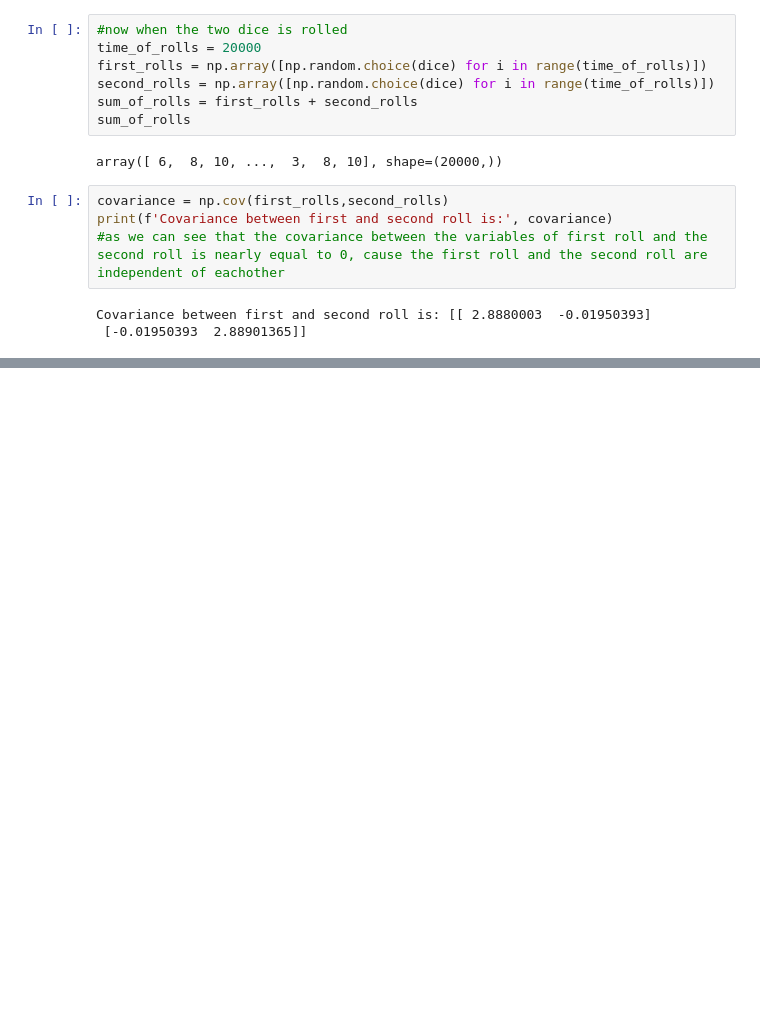
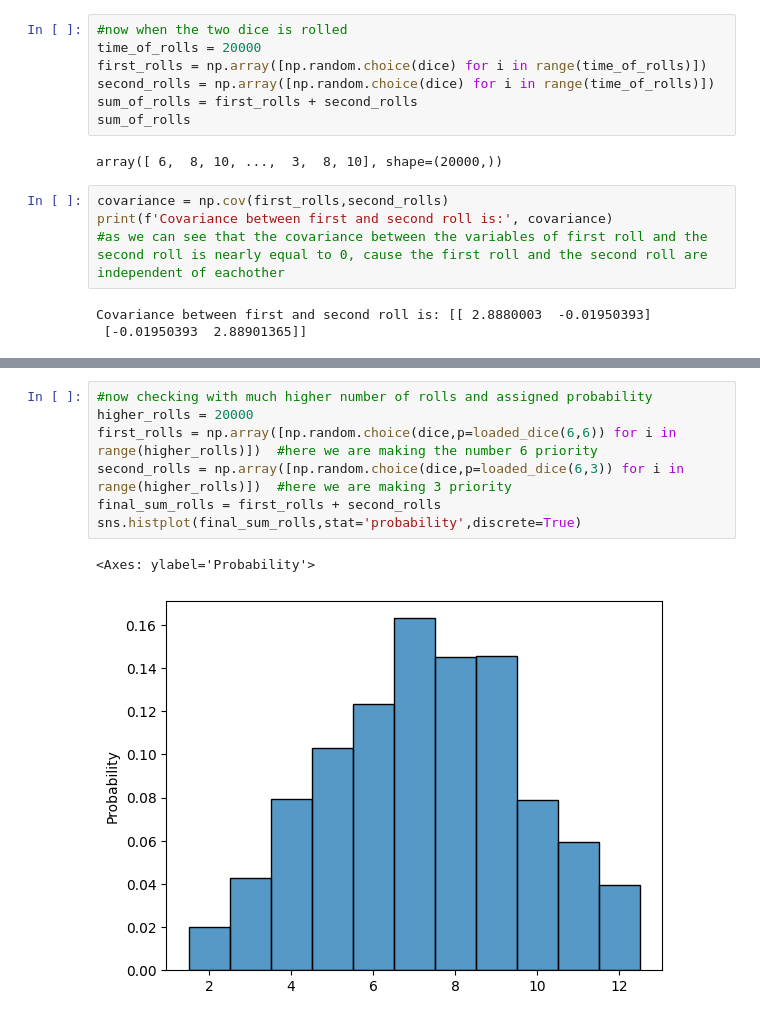
Before and after one commit to AsokTamang/Dice-roll, a Jupyter notebook: Untitled.ipynb, the cells around one changed output, grey strips where cells are left out. Cells and saved outputs as stored; diff of their text form; blank space fills up the shorter version.

```diff
--- a/Untitled.ipynb
+++ b/Untitled.ipynb
@@ -44,0 +71,10 @@ Covariance between first and second roll is: [[ 2.8880003  -0.01950393]
+# %%
+#now checking with much higher number of rolls and assigned probability
+higher_rolls = 20000
+first_rolls = np.array([np.random.choice(dice,p=loaded_dice(6,6)) for i in range(higher_rolls)])  #here we are making the number 6 priority
+second_rolls = np.array([np.random.choice(dice,p=loaded_dice(6,3)) for i in range(higher_rolls)])  #here we are making 3 priority
+final_sum_rolls = first_rolls + second_rolls
+sns.histplot(final_sum_rolls,stat='probability',discrete=True)
+# %% [output]
+<Axes: ylabel='Probability'>
+[figure, added]
```
Also changed, not shown: parts of 3 cells of this notebook.
